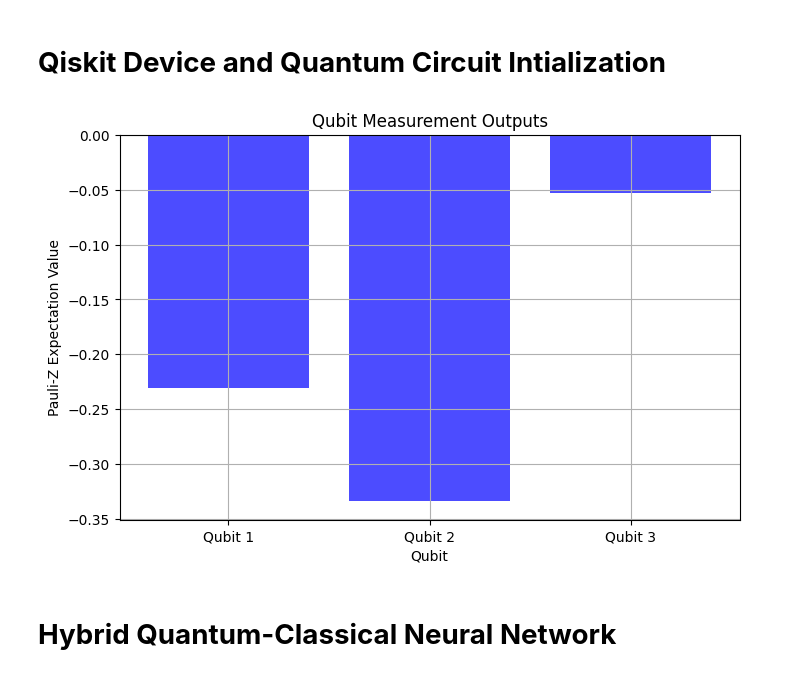
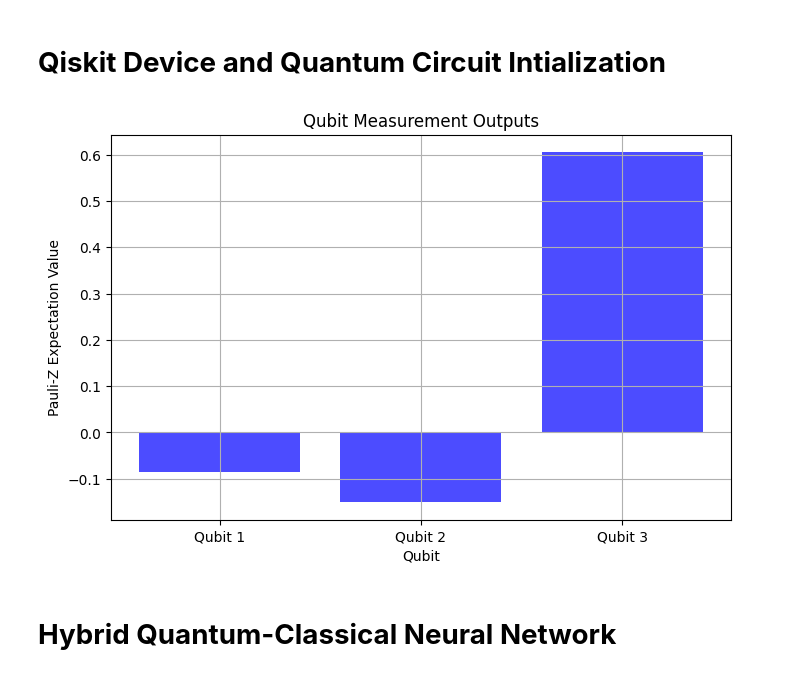
Before and after one commit to Nirusan03/QuanNetDetct, a Jupyter notebook: Model/QNN_Final.ipynb, the cells around one changed output. Saved outputs shown, nothing was run; the diff lists cells and outputs as text; code cells hidden in the pictures.

```diff
--- a/Model/Quantum_Model/QNN_Improve.ipynb
+++ b/Model/QNN_Final.ipynb
@@ -160,34 +160,41 @@ X_train, X_test, y_train, y_test = train_test_split(X_pca, y, test_size=0.2, ran
 num_qubits = 3
 
 # First 3 features for Quantum
 quantum_features = X_train.iloc[:, :num_qubits]
 
 # Remaining for Classical features alone
 classical_features = X_train.iloc[:, num_qubits:]
 
 # Define Quantum Circuit
 dev = qml.device("default.qubit", wires=num_qubits)
 
 @qml.qnode(dev, interface="tf")
 def quantum_circuit(inputs, weights):
     qml.AngleEmbedding(inputs, wires=range(num_qubits), rotation="Y")
     qml.StronglyEntanglingLayers(weights, wires=range(num_qubits))
     return [qml.expval(qml.PauliZ(i)) for i in range(num_qubits)]
 
+# Define Sample Input (Quantum Features)
+sample_input = np.array([0.5, 0.2, -0.3])  # Example input for 3 qubits
+
+# Define Sample Weights (Required for StronglyEntanglingLayers)
+num_layers = 2  # Define the number of layers for entanglement
+sample_weights = np.random.randn(num_layers, num_qubits, 3)
+
 # Run the circuit to get expectation values
 expectation_values = quantum_circuit(sample_input, sample_weights)
 
 # Plot expectation values
 plt.figure(figsize=(8, 5))
 plt.bar(range(len(expectation_values)), expectation_values, color="blue", alpha=0.7)
 plt.xlabel("Qubit")
 plt.ylabel("Pauli-Z Expectation Value")
 plt.title("Qubit Measurement Outputs")
 plt.xticks(range(len(expectation_values)), [f"Qubit {i+1}" for i in range(len(expectation_values))])
 plt.grid()
 plt.show()
 # %% [output]
-[figure, old version]
+[figure, new version]
 # %% [markdown]
 # **Hybrid Quantum-Classical Neural Network**
 # %%
```
Also changed, not shown: parts of 7 cells of this notebook, 9 other files.
